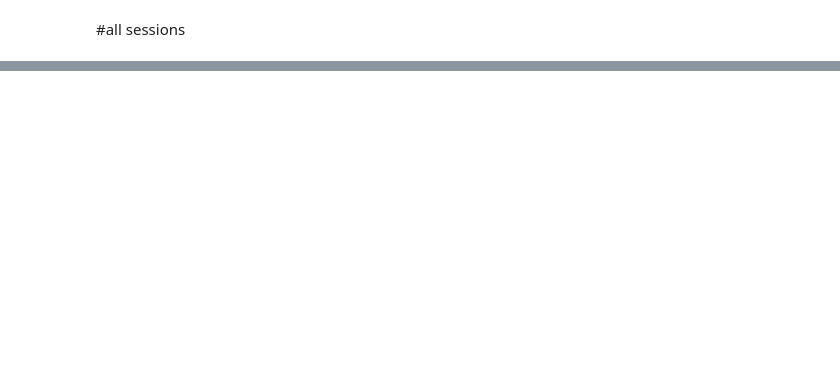
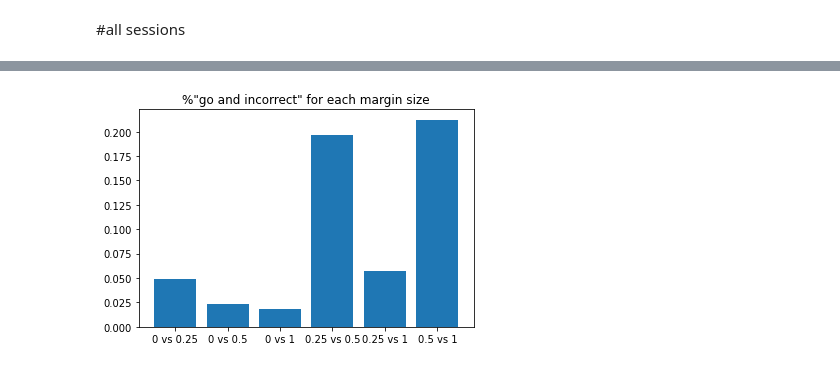
Before and after one commit to mitchellostrow/NM2020, a Jupyter notebook: Steinmetz_behaviour.ipynb, the cells around one changed output, grey strips where cells are left out. Cells and saved outputs as stored; diff of their text form; code cells hidden in the pictures; blank space fills up the shorter version.

```diff
--- a/Steinmetz_behaviour.ipynb
+++ b/Steinmetz_behaviour.ipynb
@@ -253,0 +317,26 @@ chi2_contingency(contingency)
+# %%
+#@title categorize all CR=/=CL trials by %incorrect
+
+inc_go_dict = [
+    np.logical_and(combined_response==1,np.logical_and(combined_vis_left==0, combined_vis_right==0.25)).sum() + np.logical_and(combined_response==-1,np.logical_and(combined_vis_left==0.25, combined_vis_right==0)).sum(),
+    np.logical_and(combined_response==1,np.logical_and(combined_vis_left==0, combined_vis_right==0.5)).sum() + np.logical_and(combined_response==-1,np.logical_and(combined_vis_left==0.5, combined_vis_right==0)).sum(),
+    np.logical_and(combined_response==1,np.logical_and(combined_vis_left==0, combined_vis_right==1)).sum() + np.logical_and(combined_response==-1,np.logical_and(combined_vis_left==1, combined_vis_right==0)).sum(),
+    np.logical_and(combined_response==1,np.logical_and(combined_vis_left==0.25, combined_vis_right==0.5)).sum() + np.logical_and(combined_response==-1,np.logical_and(combined_vis_left==0.5, combined_vis_right==0.25)).sum(),
+    np.logical_and(combined_response==1,np.logical_and(combined_vis_left==0.25, combined_vis_right==1)).sum() + np.logical_and(combined_response==-1,np.logical_and(combined_vis_left==1, combined_vis_right==0.25)).sum(),
+    np.logical_and(combined_response==1,np.logical_and(combined_vis_left==0.5, combined_vis_right==1)).sum() + np.logical_and(combined_response==-1,np.logical_and(combined_vis_left==1, combined_vis_right==0.5)).sum()
+]
+x = list(total_dict.keys())
+heights = [
+           inc_go_dict[0] / total_dict['0 vs 0.25'],
+           inc_go_dict[1] / total_dict['0 vs 0.5'],
+           inc_go_dict[2] / total_dict['0 vs 1'],
+           inc_go_dict[3] / total_dict['0.25 vs 0.5'],
+           inc_go_dict[4] / total_dict['0.25 vs 1'],
+           inc_go_dict[5] / total_dict['0.5 vs 1']
+           ]
+plt.figure()
+plt.bar(x,heights)
+plt.title('%"go and incorrect" for each margin size')
+plt.show()
+# %% [output]
+[figure, added]
```
Also changed, not shown: parts of 12 cells of this notebook.
